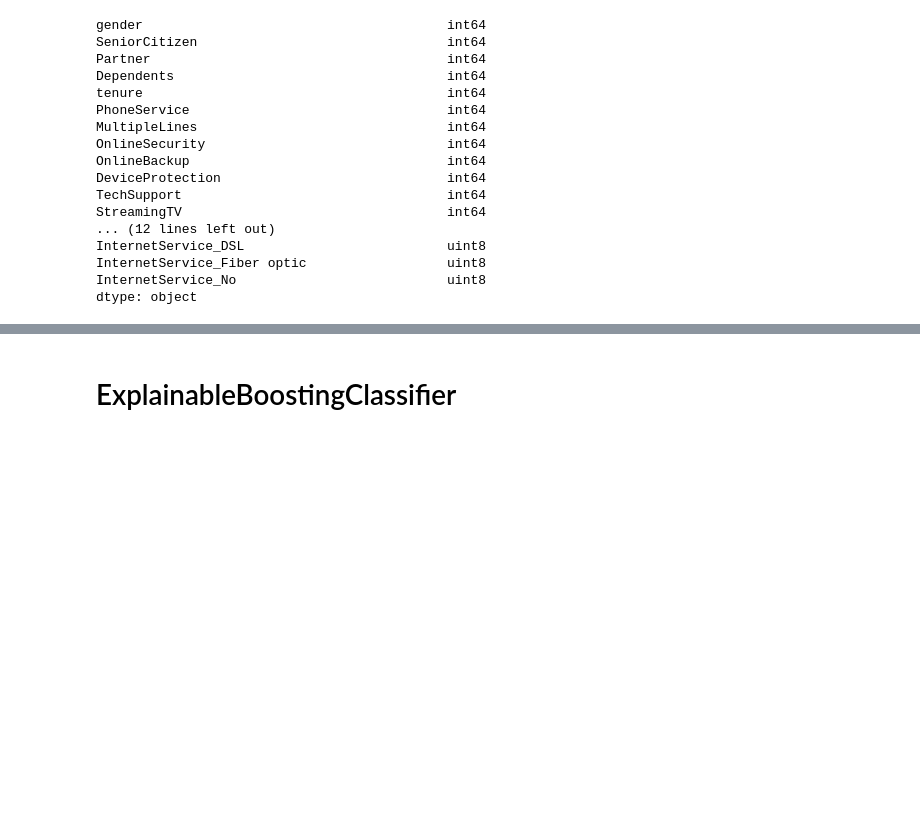
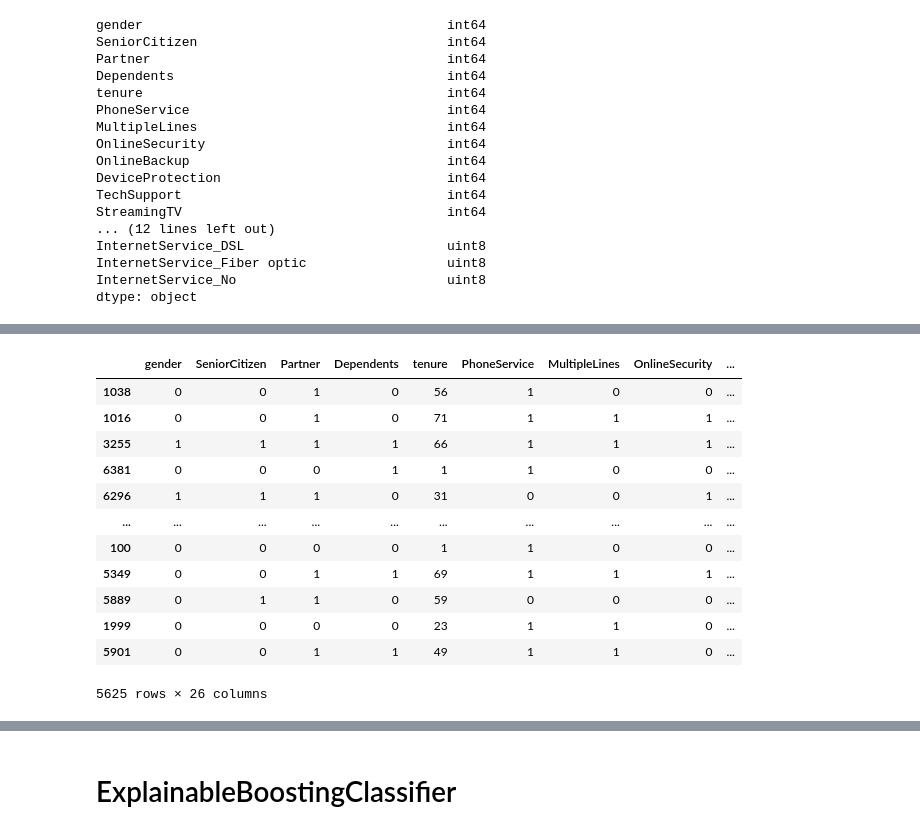
Before and after one commit to milicagaljak/TelcoCustomerChurn, a Jupyter notebook: datasetPreprocessing/Main.ipynb, the cells around one changed output, grey strips where cells are left out. Saved outputs shown, nothing was run; the diff lists cells and outputs as text; code cells hidden in the pictures; blank space fills up the shorter version.

```diff
--- a/datasetPreprocessing/Main.ipynb
+++ b/datasetPreprocessing/Main.ipynb
@@ -361,14 +380,3 @@ InternetService_DSL                          uint8
 InternetService_Fiber optic                  uint8
 InternetService_No                           uint8
 dtype: object
-# %%
-df2.columns = ['gender', 'SeniorCitizen', 'Partner', 'Dependents', 'tenure',
-       'PhoneService', 'MultipleLines', 'OnlineSecurity', 'OnlineBackup',
-       'DeviceProtection', 'TechSupport', 'StreamingTV', 'StreamingMovies',
-       'PaperlessBilling', 'MonthlyCharges', 'TotalCharges',
-       'PaymentMethod_Bank transfer (automatic)',
-       'PaymentMethod_Credit card (automatic)',
-       'PaymentMethod_Electronic check', 'PaymentMethod_Mailed check',
-       'Contract_Month-to-month', 'Contract_One year', 'Contract_Two year',
-       'InternetService_DSL', 'InternetService_Fiber optic',
-       'InternetService_No' , 'Churn']
@@ -374,0 +398,3 @@ df2.columns = ['gender', 'SeniorCitizen', 'Partner', 'Dependents', 'tenure',
+# %%
+churn = df2.loc[:, df2.columns == "Churn"].columns
+print(churn)
@@ -375,8 +403,7 @@ df2.columns = ['gender', 'SeniorCitizen', 'Partner', 'Dependents', 'tenure',
 # %%
-train_cols = df2.columns[0:-1]
-label = df2.columns[-1]
+train_cols = df2.drop('Churn', axis='columns').columns
 X = df2[train_cols]
-y = df2[label]
+y = df2[churn]
 
-X.sample(1)
+X.values[:5]
 # %% [output]
@@ -391,3 +460,3 @@ Name: Churn, dtype: uint8
 # %%
 seed = 1
-X_train, X_test, y_train, y_test = train_test_split(X, y, test_size=0.20, random_state=seed)
+X_train, X_test, y_train, y_test = train_test_split(X, y, test_size=0.20, random_state=seed, stratify=y)
@@ -393,0 +473,16 @@ X_train, X_test, y_train, y_test = train_test_split(X, y, test_size=0.20, random
+# %%
+X_train
+# %% [output]
+|  | gender | SeniorCitizen | Partner | Dependents | tenure | PhoneService | MultipleLines | OnlineSecurity | ... |
+| 1038 | 0 | 0 | 1 | 0 | 56 | 1 | 0 | 0 | ... |
+| 1016 | 0 | 0 | 1 | 0 | 71 | 1 | 1 | 1 | ... |
+| 3255 | 1 | 1 | 1 | 1 | 66 | 1 | 1 | 1 | ... |
+| 6381 | 0 | 0 | 0 | 1 | 1 | 1 | 0 | 0 | ... |
+| 6296 | 1 | 1 | 1 | 0 | 31 | 0 | 0 | 1 | ... |
+| ... | ... | ... | ... | ... | ... | ... | ... | ... | ... |
+| 100 | 0 | 0 | 0 | 0 | 1 | 1 | 0 | 0 | ... |
+| 5349 | 0 | 0 | 1 | 1 | 69 | 1 | 1 | 1 | ... |
+| 5889 | 0 | 1 | 1 | 0 | 59 | 0 | 0 | 0 | ... |
+| 1999 | 0 | 0 | 0 | 0 | 23 | 1 | 1 | 0 | ... |
+| 5901 | 0 | 0 | 1 | 1 | 49 | 1 | 1 | 0 | ... |
+5625 rows × 26 columns
```
Also changed, not shown: parts of 47 cells of this notebook.
